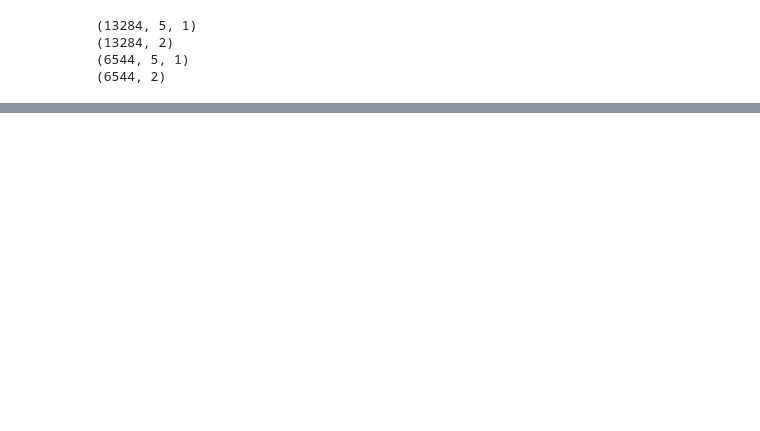
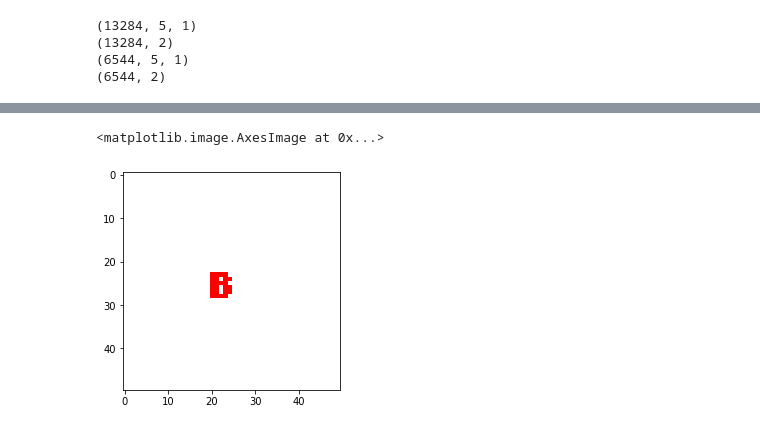
Before and after one commit to Lavkushwaha/GPS-Data-Prediction-ML-RNN, a Jupyter notebook: Model.ipynb, the cells around one changed output, grey strips where cells are left out. Cells and saved outputs as stored; diff of their text form; code cells hidden in the pictures; blank space fills up the shorter version.

```diff
--- a/Model.ipynb
+++ b/Model.ipynb
@@ -132,0 +330,6 @@ plt.show()
+# %%
+y=plt.imread('pil_text1.png', format=None)
+plt.imshow(y)
+# %% [output]
+<matplotlib.image.AxesImage at 0x...>
+[figure, added]
```
Also changed, not shown: parts of 24 cells of this notebook, 9 other files.
